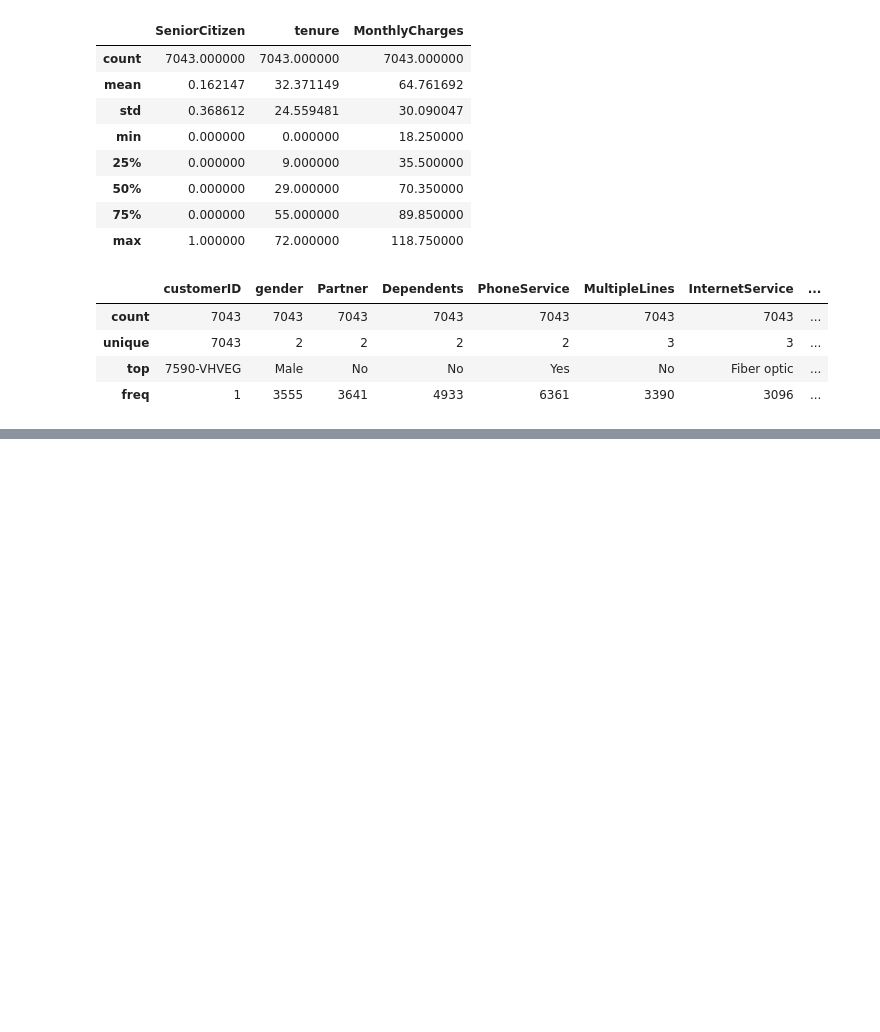
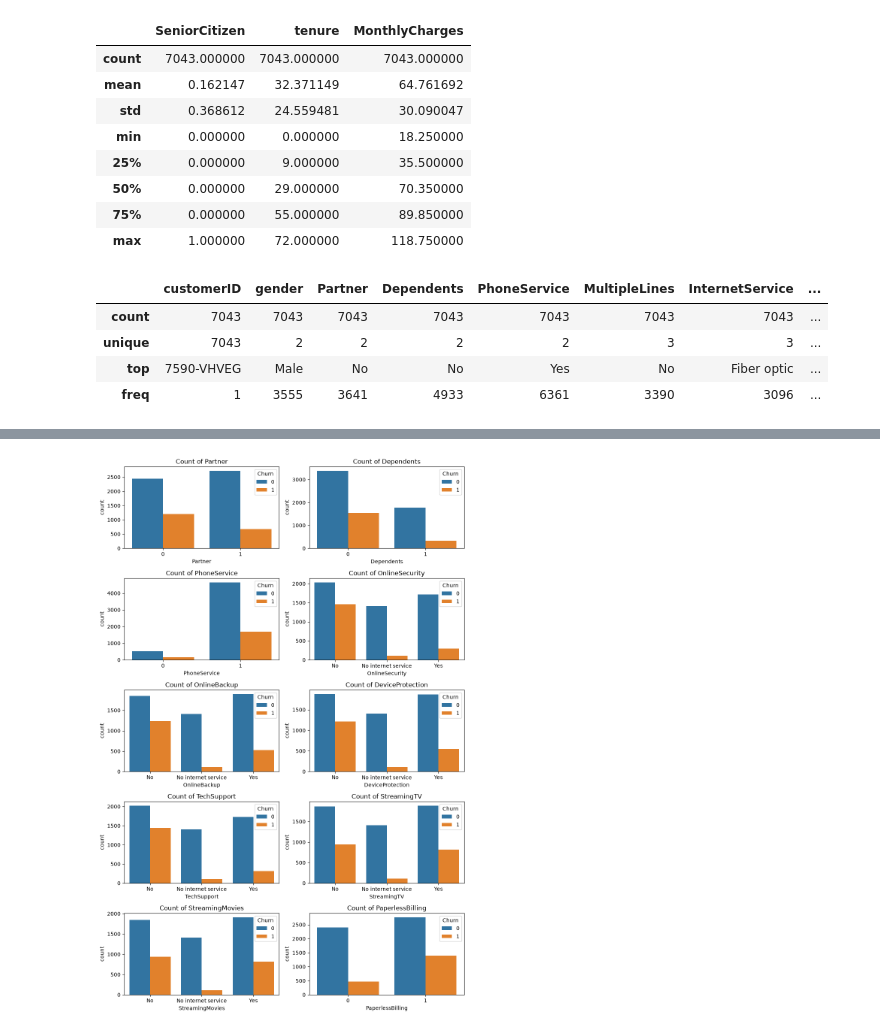
Before and after one commit to MANDEEP9711/telco-customer-churn-prediction, a Jupyter notebook: notebook/01_data_understanding.ipynb, the cells around one changed output, grey strips where cells are left out. Cells and saved outputs as stored; diff of their text form; code cells hidden in the pictures; blank space fills up the shorter version.

```diff
--- a/notebook/01_data_understanding.ipynb
+++ b/notebook/01_data_understanding.ipynb
@@ -281,0 +276,5 @@ plt.show()
+# %%
+for col in df1.columns:
+    df[col]=df1[col]
+# %%
+df.drop("customerID", axis=1, inplace=True)
@@ -281,0 +301,19 @@ plt.show()
+# %%
+col=['Partner','Dependents','PhoneService','OnlineSecurity','OnlineBackup','DeviceProtection','TechSupport','StreamingTV','StreamingMovies','PaperlessBilling']
+cols = [
+    'SeniorCitizen', 'Partner', 'Dependents',
+    'PhoneService', 'PaperlessBilling'
+]
+fig, ax = plt.subplots(5, 2, figsize=(10, 15))
+ax = ax.flatten()
+
+for i, col in enumerate(col):
+    sns.countplot(data=df, x=col,hue='Churn', ax=ax[i])
+    ax[i].set_title(f"Count of {col}")
+
+#ax[-1].set_visible(False)  # Hide unused sixth subplot
+
+plt.tight_layout()
+plt.show()
+# %% [output]
+[figure, added]
```
Also changed, not shown: parts of 26 cells of this notebook, 9 other files.
